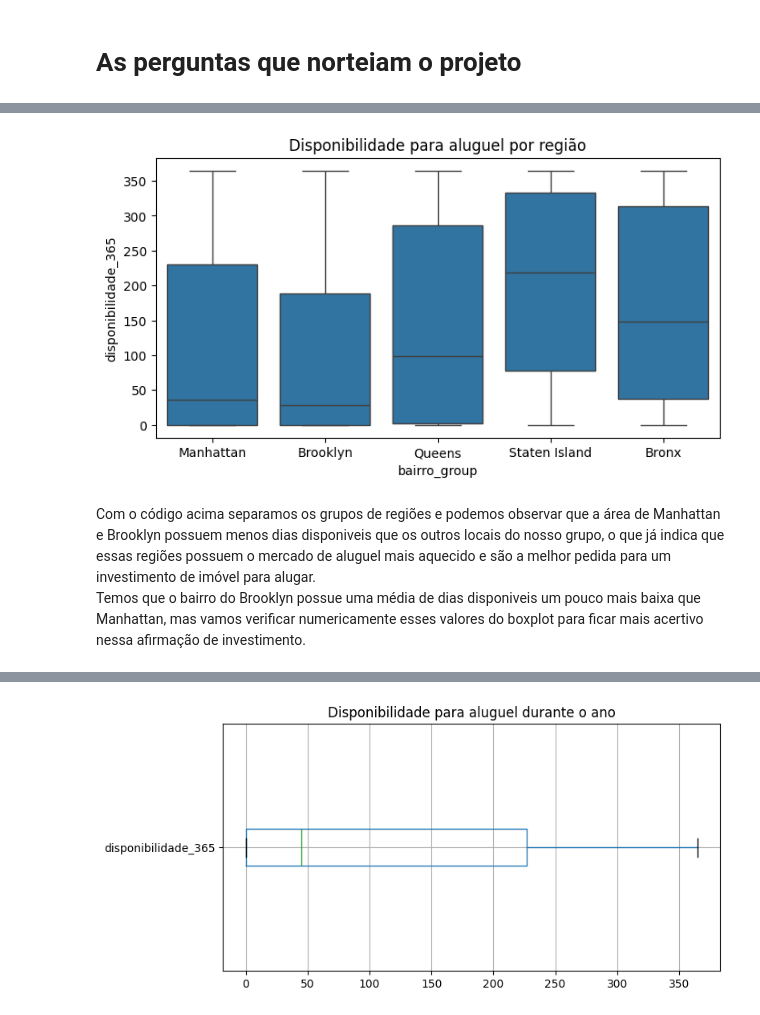
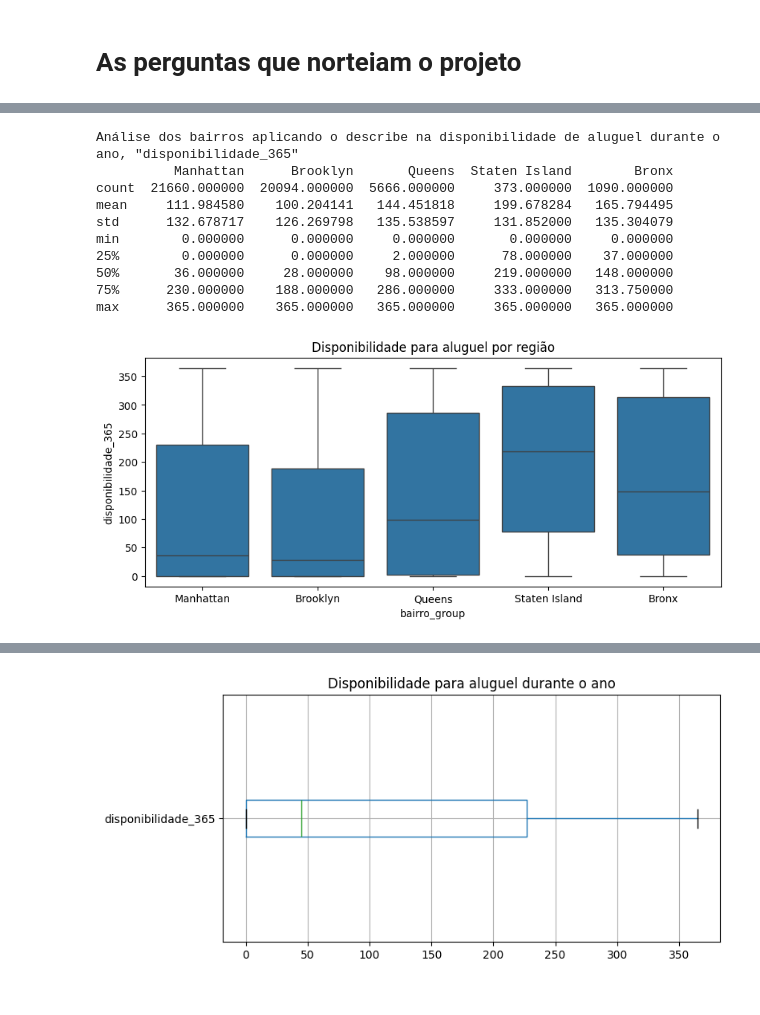
Before and after one commit to FabioDiasRC/LH_CD_fabio_dias, a Jupyter notebook: LH_CD_FABIO_DIAS.ipynb, the cells around one changed output, grey strips where cells are left out. Drawn from its saved outputs; the diff is of its cells as text; code cells hidden in the pictures.

Commit message:
atualizando analise e exploracao de dados

```diff
--- a/LH_CD_FABIO_DIAS.ipynb
+++ b/LH_CD_FABIO_DIAS.ipynb
@@ -68,4 +69,4 @@ Já as colunas 'ultima_review' e 'reviews_por_mes' possuem mais de 20% de valore
 # %%
-dados = dados.drop(columns=['ultima_review', 'reviews_por_mes'])
+dados = dados.drop(columns=['id', 'host_id', 'host_name', 'latitude', 'longitude','ultima_review', 'reviews_por_mes'])
 dados.shape
 # %% [output]
@@ -107,11 +137,43 @@ Considerando que uma pessoa busca investir em uma casa ela precisa focar em regi
+# %%
+dados_manhattan = dados.loc[dados['bairro_group'] == 'Manhattan']
+dados_brooklyn = dados.loc[dados['bairro_group'] == 'Brooklyn']
+dados_queens = dados.loc[dados['bairro_group'] == 'Queens']
+dados_state_island = dados.loc[dados['bairro_group'] == 'Staten Island']
+dados_bronx = dados.loc[dados['bairro_group'] == 'Bronx']
+
+# Calculando o describe para cada um dos DataFrames filtrados
+describe_manhattan = dados_manhattan['disponibilidade_365'].describe()
+describe_brooklyn = dados_brooklyn['disponibilidade_365'].describe()
+describe_queens = dados_queens['disponibilidade_365'].describe()
+describe_state_island = dados_state_island['disponibilidade_365'].describe()
+describe_bronx = dados_bronx['disponibilidade_365'].describe()
+
+# Criando um novo DataFrame para armazenar os resultados
+resultado_describe = pd.DataFrame({
+    'Manhattan': describe_manhattan,
+    'Brooklyn': describe_brooklyn,
+    'Queens': describe_queens,
+    'Staten Island': describe_state_island,
+    'Bronx': describe_bronx
+})
+
+print('Análise dos bairros aplicando o describe na disponibilidade de aluguel durante o ano, "disponibilidade_365"')
+# Exibindo o resultado
+print(resultado_describe)
+# %% [output]
+Análise dos bairros aplicando o describe na disponibilidade de aluguel durante o ano, "disponibilidade_365"
+          Manhattan      Brooklyn       Queens  Staten Island        Bronx
+count  21660.000000  20094.000000  5666.000000     373.000000  1090.000000
+mean     111.984580    100.204141   144.451818     199.678284   165.794495
+std      132.678717    126.269798   135.538597     131.852000   135.304079
+min        0.000000      0.000000     0.000000       0.000000     0.000000
+25%        0.000000      0.000000     2.000000      78.000000    37.000000
+50%       36.000000     28.000000    98.000000     219.000000   148.000000
+75%      230.000000    188.000000   286.000000     333.000000   313.750000
+max      365.000000    365.000000   365.000000     365.000000   365.000000
 # %%
-import seaborn as sns
-
 boxplot = sns.boxplot(x='bairro_group', y='disponibilidade_365', data=dados)
-boxplot.figure.set_size_inches(8,4)
+boxplot.figure.set_size_inches(10,4)
 boxplot.set_title('Disponibilidade para aluguel por região');
 # %% [output]
-[figure, old version]
+[figure, new version]
-# %% [markdown]
-Com o código acima separamos os grupos de regiões e podemos observar que a área de Manhattan e Brooklyn possuem menos dias disponiveis que os outros locais do nosso grupo, o que já indica que essas regiões possuem o mercado de aluguel mais aquecido e são a melhor pedida para um investimento de imóvel para alugar.<br>
-Temos que o bairro do Brooklyn possue uma média de dias disponiveis um pouco mais baixa que Manhattan, mas vamos verificar numericamente esses valores do boxplot para ficar mais acertivo nessa afirmação de investimento.
```
Also changed, not shown: parts of 65 cells of this notebook, 1 other file.
